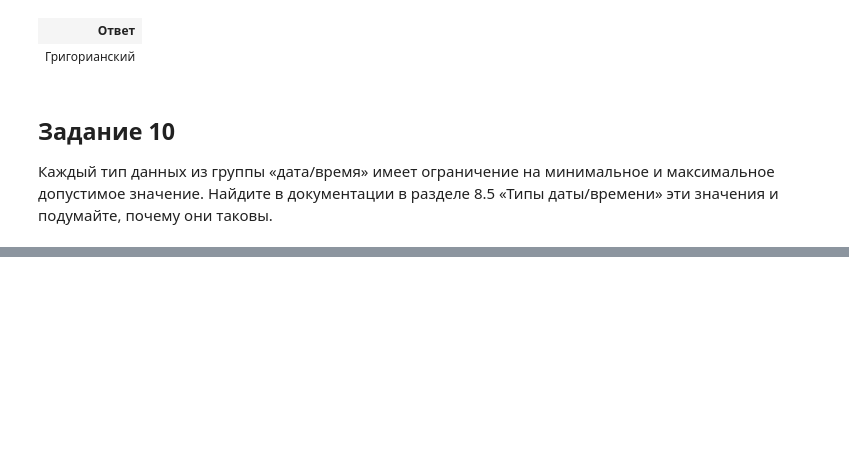
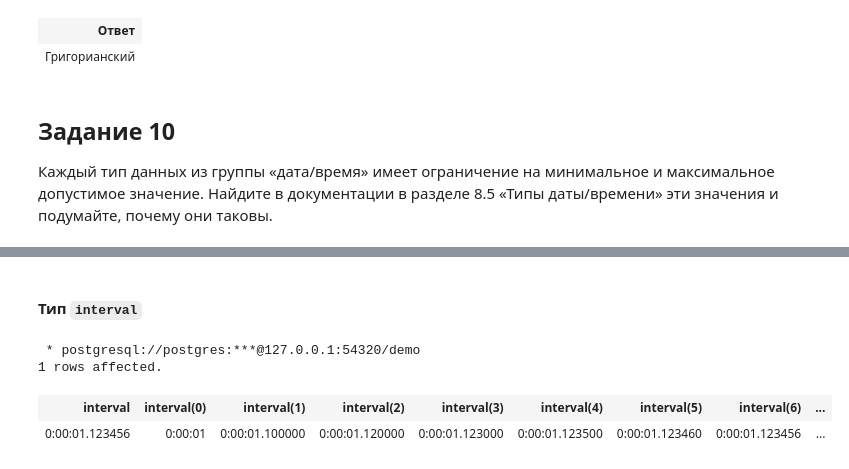
Before and after one commit to vowatchka/postgres_basic, a Jupyter notebook: practices/4_postgres_datatypes/sql.ipynb, the cells around one changed output, grey strips where cells are left out. Saved outputs shown, nothing was run; the diff lists cells and outputs as text; code cells hidden in the pictures; blank space fills up the shorter version.

```diff
--- a/practices/4_postgres_datatypes/sql.ipynb
+++ b/practices/4_postgres_datatypes/sql.ipynb
@@ -605,0 +657,20 @@ FROM (VALUES
+# %% [markdown]
+#### Тип `interval`
+# %%
+%%sql
+SELECT
+    '1 second 123456 microsecond'::interval as "interval",
+    '1 second 123456 microsecond'::interval(0) as "interval(0)",
+    '1 second 123456 microsecond'::interval(1) as "interval(1)",
+    '1 second 123456 microsecond'::interval(2) as "interval(2)",
+    '1 second 123456 microsecond'::interval(3) as "interval(3)",
+    '1 second 123456 microsecond'::interval(4) as "interval(4)",
+    '1 second 123456 microsecond'::interval(5) as "interval(5)",
+    '1 second 123456 microsecond'::interval(6) as "interval(6)",
+    '1 second 123456 microsecond'::interval(7) as "interval(7)",
+    '1 second 123456 microsecond'::interval(8) as "interval(8)"
+# %% [output]
+ * postgresql://postgres:***@127.0.0.1:54320/demo
+1 rows affected.
+| interval | interval(0) | interval(1) | interval(2) | interval(3) | interval(4) | interval(5) | interval(6) | ... |
+| 0:00:01.123456 | 0:00:01 | 0:00:01.100000 | 0:00:01.120000 | 0:00:01.123000 | 0:00:01.123500 | 0:00:01.123460 | 0:00:01.123456 | ... |
```
Also changed, not shown: parts of 40 cells of this notebook, 1 other file.
